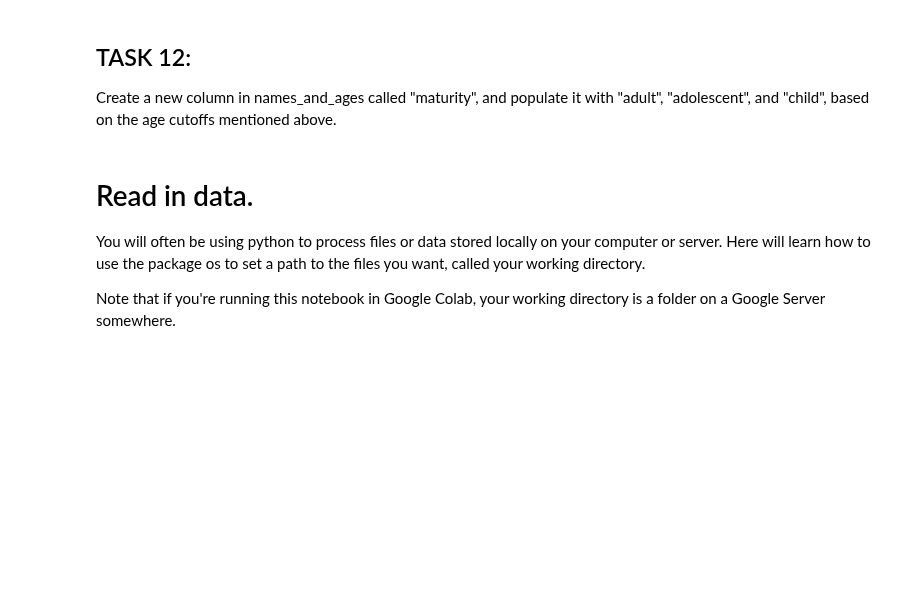
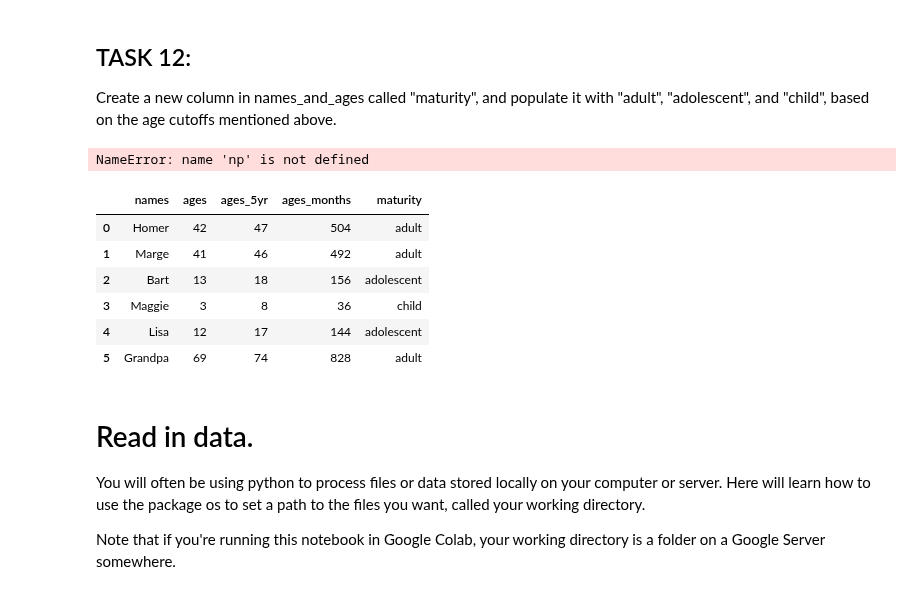
Before and after one commit to LizCarter492/EnvDatSci, a Jupyter notebook: CodeSprints/Python101.ipynb, the cells around one changed output. Cells and saved outputs as stored; diff of their text form; code cells hidden in the pictures; blank space fills up the shorter version.

```diff
--- a/CodeSprints/Python101.ipynb
+++ b/CodeSprints/Python101.ipynb
@@ -212,3 +281,5 @@ Add an extra person to the list, named Grandpa, who is 67 years old. *Hint: Goog
 Maggie just had a birthday! Change her age accordingly in the list.
 # %%
 # type answer here
+ages[4] = ages[4] + 1
+names[4],ages[4]
@@ -247,0 +335,6 @@ Use the range function in a for loop to add 1 year to everyone's age in the name
+# %%
+# type your for loop here
+for i in range(len(names_and_ages[1])):
+  names_and_ages[1][i] = int(names_and_ages[1][i]) + 1
+
+names_and_ages
@@ -315,3 +471,5 @@ print(names_and_ages.iloc[0,2])
 Create a new column in names_and_ages called "age_months", and populate it with each indiviuals age in months (approximately age in years times 12).
 # %%
 #Complete task eleven in the space below
+names_and_ages['ages_months']=names_and_ages.ages * 12
+print(names_and_ages)
@@ -323,6 +489,25 @@ Create a new column in names_and_ages called "maturity", and populate it with "a
 names_and_ages['maturity']=np.NaN
 
 # Write for loop here
+for i in range(len(names_and_ages.ages)):
+    if names_and_ages.ages[i] >= 18:
+        names_and_ages.maturity[i] = "adult"
+    elif names_and_ages.ages[i] >= 10:
+        names_and_ages.maturity[i] = "adolescent"
+    else:
+        names_and_ages.maturity[i] = "child"
+# %% [output]
+NameError: name 'np' is not defined
+# %%
+names_and_ages
+# %% [output]
+|  | names | ages | ages_5yr | ages_months | maturity |
+| 0 | Homer | 42 | 47 | 504 | adult |
+| 1 | Marge | 41 | 46 | 492 | adult |
+| 2 | Bart | 13 | 18 | 156 | adolescent |
+| 3 | Maggie | 3 | 8 | 36 | child |
+| 4 | Lisa | 12 | 17 | 144 | adolescent |
+| 5 | Grandpa | 69 | 74 | 828 | adult |
 # %% [markdown]
 # Read in data.
 You will often be using python to process files or data stored locally on your computer or server. Here will learn how to use the package os to set a path to the files you want, called your working directory.
```
Also changed, not shown: parts of 42 cells of this notebook.
